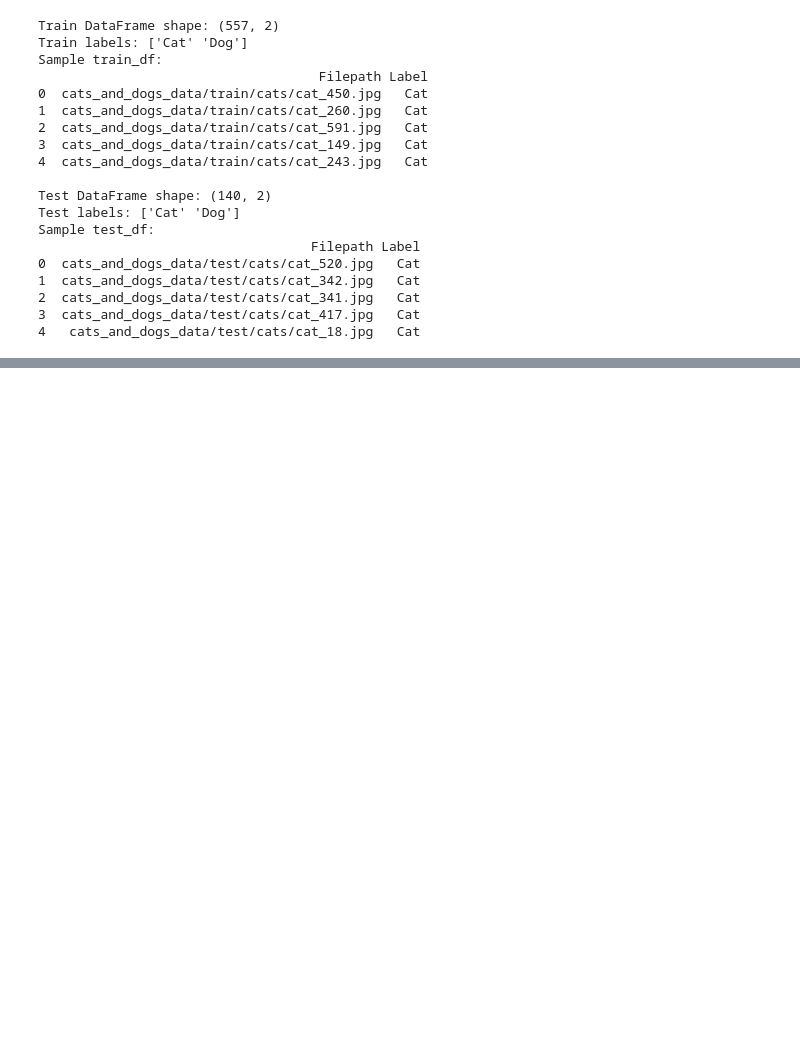
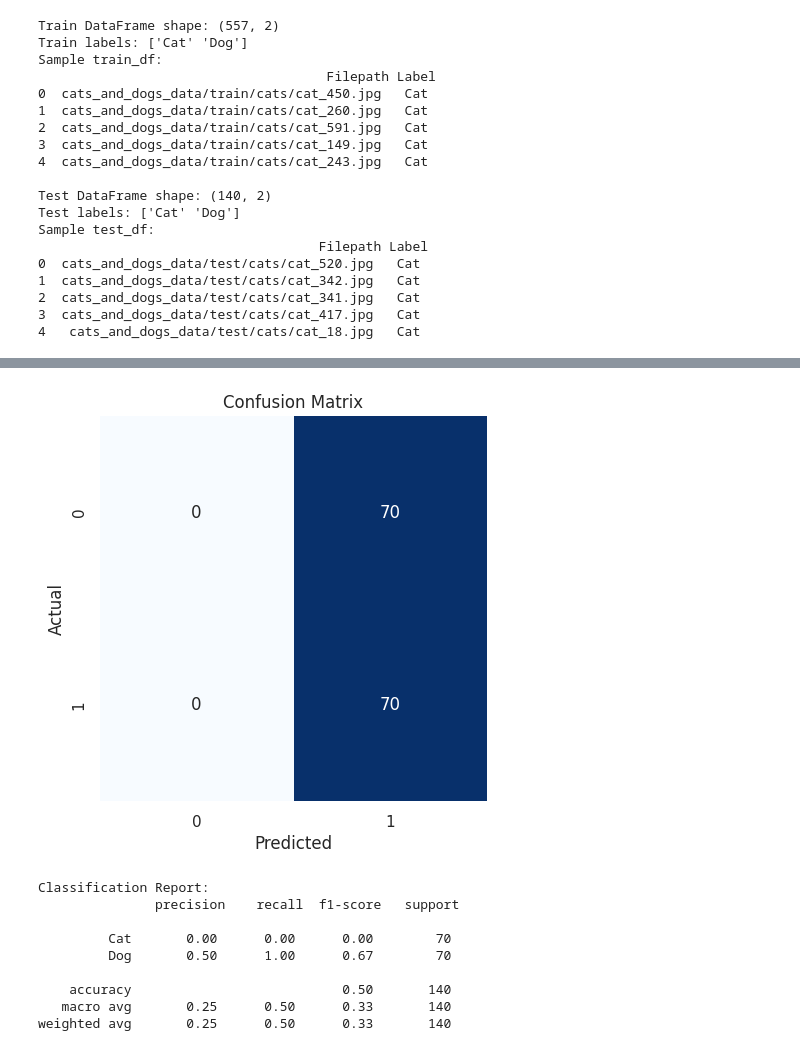
Before and after one commit to Meowmixforme/Kaggle_Machine_Learning_Projects, a Jupyter notebook: Project 4 Cats vs Dogs/Cats_vs_Dogs.ipynb, the cells around one changed output, grey strips where cells are left out. Drawn from its saved outputs; the diff is of its cells as text; code cells hidden in the pictures; blank space fills up the shorter version.

```diff
--- a/Project 4 Cats vs Dogs/Cats_vs_Dogs.ipynb
+++ b/Project 4 Cats vs Dogs/Cats_vs_Dogs.ipynb
@@ -175,0 +138,14 @@ Sample test_df:
+# %%
+# Build and compile the model
+inputs = tf.keras.Input(shape=(224, 224, 3))
+x = tf.keras.layers.Conv2D(16, (3,3), activation='relu')(inputs)
+x = tf.keras.layers.MaxPooling2D()(x)
+x = tf.keras.layers.Conv2D(32, (3,3), activation='relu')(x)
+x = tf.keras.layers.MaxPooling2D()(x)
+x = tf.keras.layers.GlobalAveragePooling2D()(x)
+x = tf.keras.layers.Dense(128, activation='relu')(x)
+x = tf.keras.layers.Dense(128, activation='relu')(x)
+outputs = tf.keras.layers.Dense(1, activation='sigmoid')(x)
+model = tf.keras.Model(inputs, outputs)
+model.compile(optimizer="adam", loss="binary_crossentropy", metrics=["accuracy"])
+model.summary()
@@ -175,0 +174,11 @@ Sample test_df:
+# %%
+# Training
+history = model.fit(
+    train_images,
+    validation_data=val_images,
+    epochs=100,
+    callbacks=[
+        tf.keras.callbacks.EarlyStopping(monitor='val_loss', patience=5, restore_best_weights=True),
+        tf.keras.callbacks.ReduceLROnPlateau(monitor='val_loss', patience=3)
+    ]
+)
@@ -175,0 +208,17 @@ Sample test_df:
+# %%
+# Confusion matrix and classification report
+preds = (model.predict(test_images) >= 0.5).astype(int).reshape(-1)
+actuals = test_images.classes
+
+cm = confusion_matrix(actuals, preds, labels=[0, 1])
+clr = classification_report(actuals, preds, target_names=["Cat", "Dog"])
+
+plt.figure(figsize=(5,5))
+sns.heatmap(cm, annot=True, fmt='d', cmap='Blues', cbar=False)
+plt.xlabel("Predicted")
+plt.ylabel("Actual")
+plt.title("Confusion Matrix")
+plt.show()
+
+print("Classification Report:\n", clr)
+# %% [output]
@@ -175,0 +226,10 @@ Sample test_df:
+[figure, added]
+Classification Report:
+               precision    recall  f1-score   support
+
+         Cat       0.00      0.00      0.00        70
+         Dog       0.50      1.00      0.67        70
+
+    accuracy                           0.50       140
+   macro avg       0.25      0.50      0.33       140
+weighted avg       0.25      0.50      0.33       140
```
Also changed, not shown: parts of 14 cells of this notebook.
